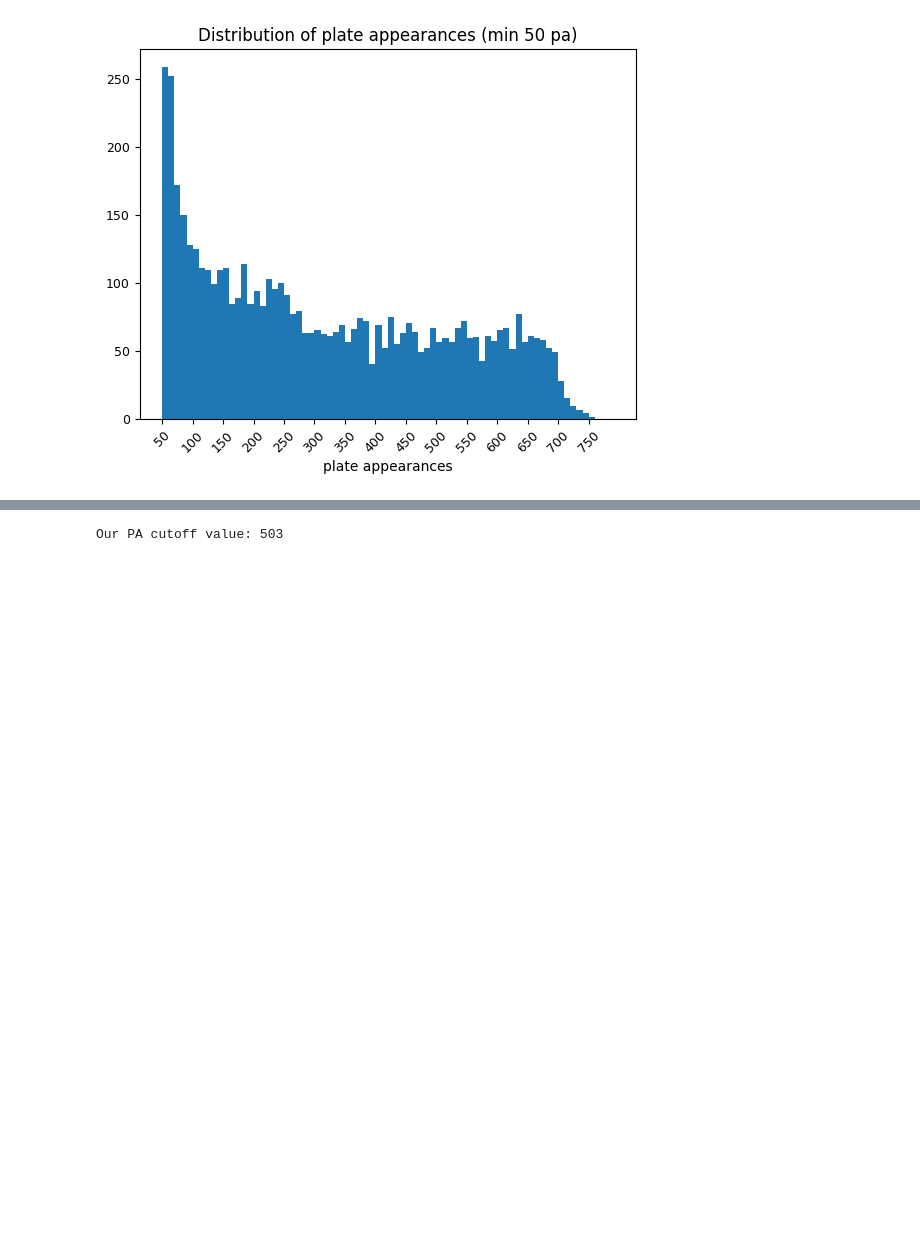
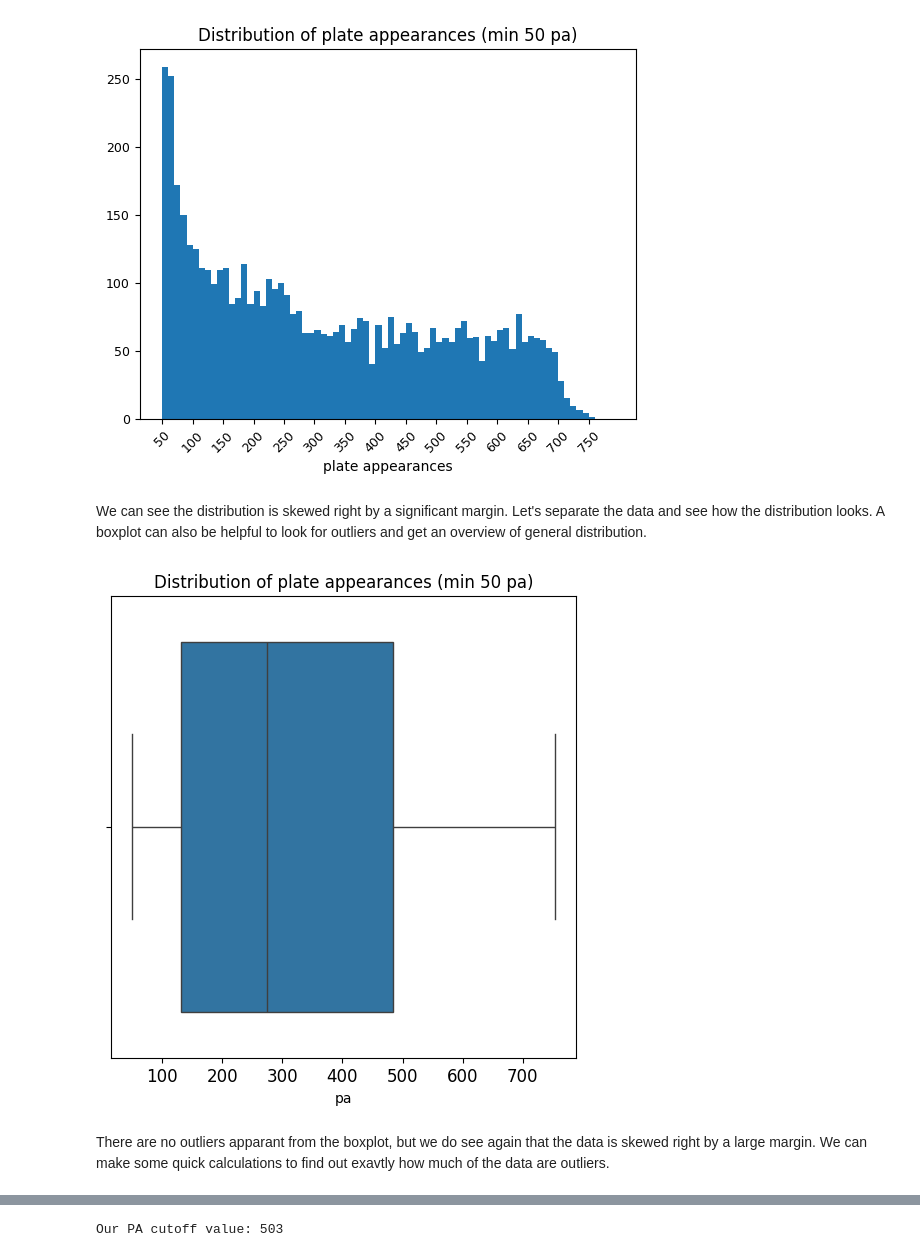
Before and after one commit to RyRom/da-proj, a Jupyter notebook: ml_demo.ipynb, the cells around one changed output, grey strips where cells are left out. Saved outputs shown, nothing was run; the diff lists cells and outputs as text; code cells hidden in the pictures; blank space fills up the shorter version.

```diff
--- a/ml_demo.ipynb
+++ b/ml_demo.ipynb
@@ -135,3 +135,16 @@ plt.xlabel('plate appearances')
 plt.show()
 # %% [output]
 [figure]
+# %% [markdown]
+We can see the distribution is skewed right by a significant margin. Let's separate the data and see how the distribution looks. A boxplot can also be helpful to look for outliers and get an overview of general distribution.
+# %%
+plt.figure(figsize=(6,6))
+plt.title('Distribution of plate appearances (min 50 pa)', fontsize=12)
+plt.xticks(fontsize=12)
+plt.yticks(fontsize=12)
+sns.boxplot(x=df['pa'])
+plt.show()
+# %% [output]
+[figure, added]
+# %% [markdown]
+There are no outliers apparant from the boxplot, but we do see again that the data is skewed right by a large margin. We can make some quick calculations to find out exavtly how much of the data are outliers.
```
Also changed, not shown: parts of 4 cells of this notebook.
